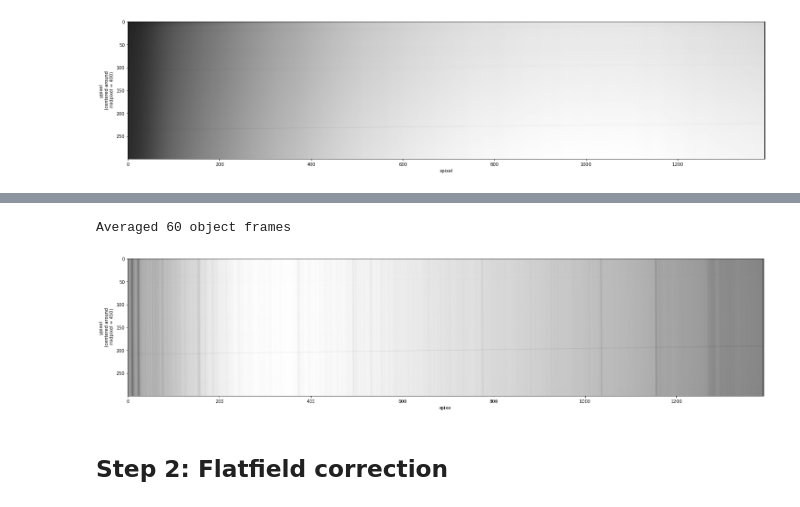
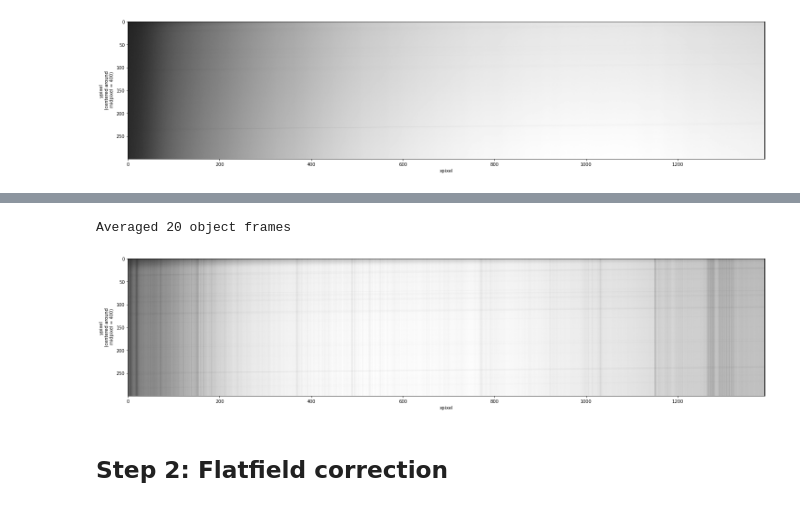
Before and after one commit to bang-a-coder/astronomy-daytime-run, a Jupyter notebook: LISA daytime reduction.ipynb, the cells around one changed output, grey strips where cells are left out. Cells and saved outputs as stored; diff of their text form; code cells hidden in the pictures.

Commit message:
data read and plot

```diff
--- a/LISA daytime reduction.ipynb
+++ b/LISA daytime reduction.ipynb
@@ -190,41 +190,41 @@ Averaged 5 neon lamp spectrum frames
 
 # Read in the names of all dark files
 num_objectfiles = 0
-objectfiles = open(directory + "/@zenith.txt","r")
+objectfiles = open(directory + "/@Grey_buiilding.txt","r")
 allobjectfiles = objectfiles.readlines( )
 allobjectfiles = [x.strip() for x in allobjectfiles] # strip "\n" at the end of eachs line
 num_objectfiles = len(allobjectfiles)
 
 print ("Averaged", num_objectfiles, "object frames")
 
 i=0
 object_data = 0.
 for of in allobjectfiles:
     i += 1
     inhdulist = pyfits.open(os.path.join(directory,of))
     inhdr = inhdulist[0].header
     object_data += inhdulist[0].data[int(midpixel-yrange_mid):int(midpixel+yrange_mid)]
 
 object_data = object_data/i
 
 object_data = object_data - dark_data  # Important step to corrected the science frames for dark current!
 
 
 # Show the master object image
 new_object_data = loggray(object_data)
 new_object_min = 0.
 new_object_max = np.max(new_object_data)
 
 
 plt.figure(figsize=(25,5))
 plt.imshow(new_object_data, vmin = new_object_min, vmax = new_object_max, cmap ='gray')
 plt.xlabel('xpixel')
 plt.ylabel('ypixel \n (centered around \n midpixel = {0})'.format(midpixel))
 plt.tight_layout()
 plt.show()
 # %% [output]
-Averaged 60 object frames
+Averaged 20 object frames
-[figure, old version]
+[figure, new version]
 # %%
 # Cell 6
 #
```
Also changed, not shown: parts of 1 cell of this notebook.
